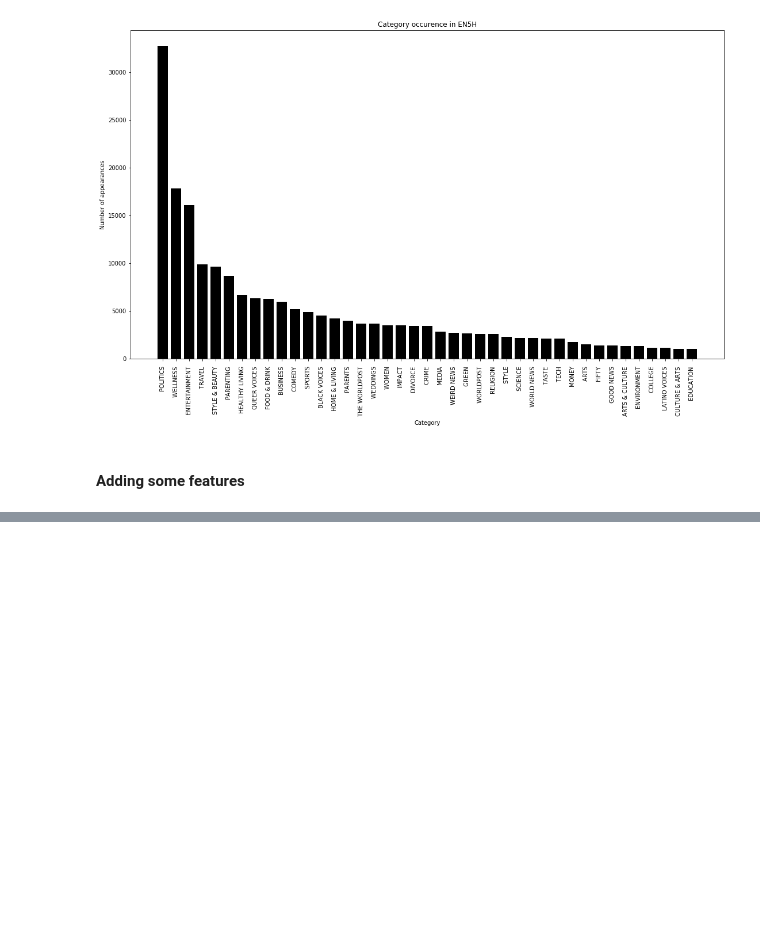
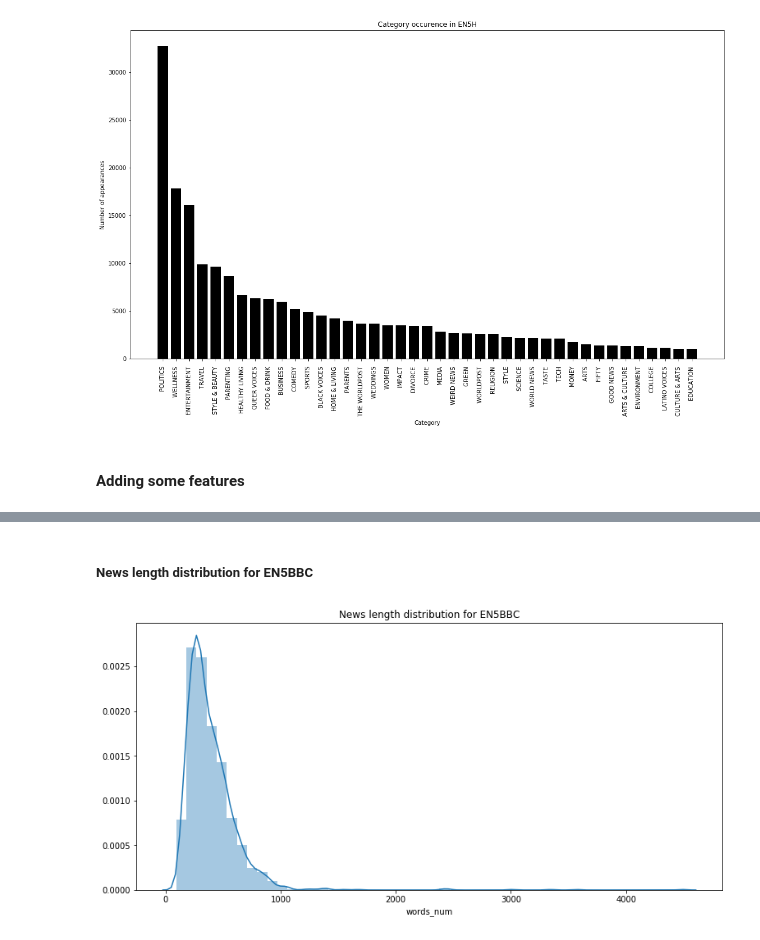
Before and after one commit to gennsev/tclass, a Jupyter notebook: Text Datasets/database_analysis_engineering.ipynb, the cells around one changed output, grey strips where cells are left out. Cells and saved outputs as stored; diff of their text form; code cells hidden in the pictures; blank space fills up the shorter version.

```diff
--- a/Text Datasets/database_analysis_engineering.ipynb
+++ b/Text Datasets/database_analysis_engineering.ipynb
@@ -241,0 +278,7 @@ EN_41_new.head()
+# %% [markdown]
+##### News length distribution for EN5BBC
+# %%
+plt.figure(figsize=(12.8,6))
+sns.distplot(EN5BBC['words_num']).set_title('News length distribution for EN5BBC');
+# %% [output]
+[figure, added]
```
Also changed, not shown: parts of 28 cells of this notebook.
